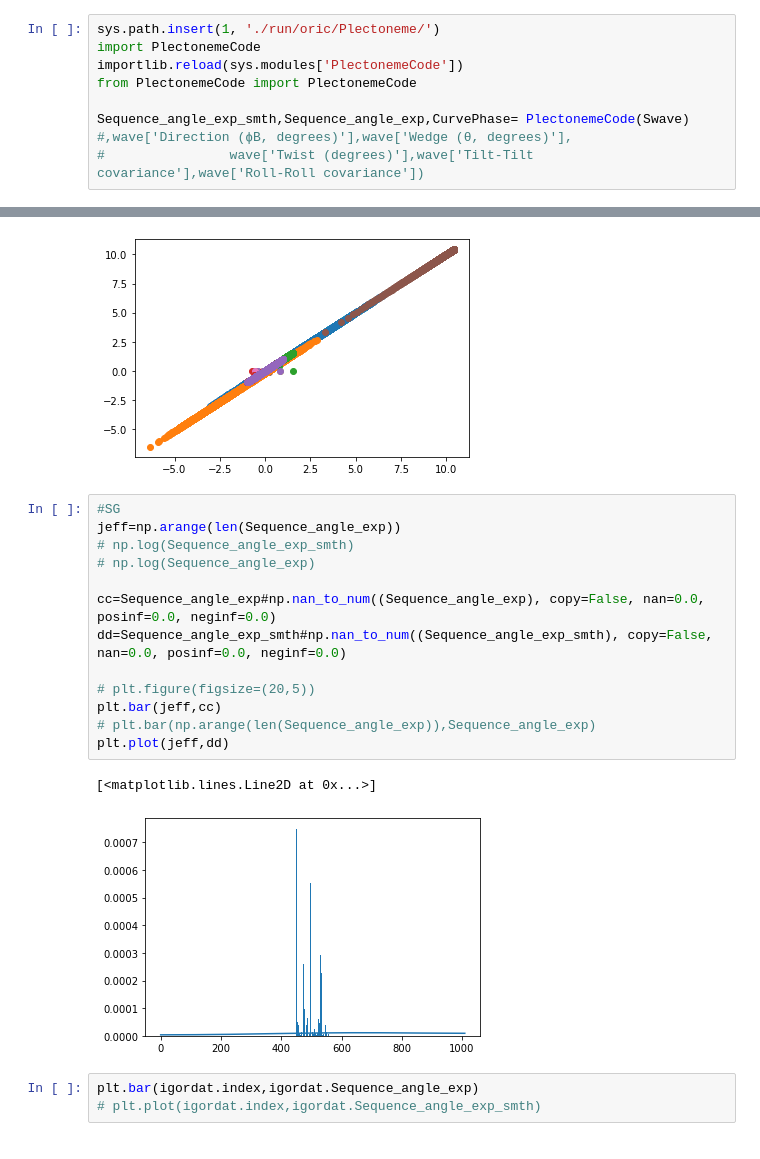
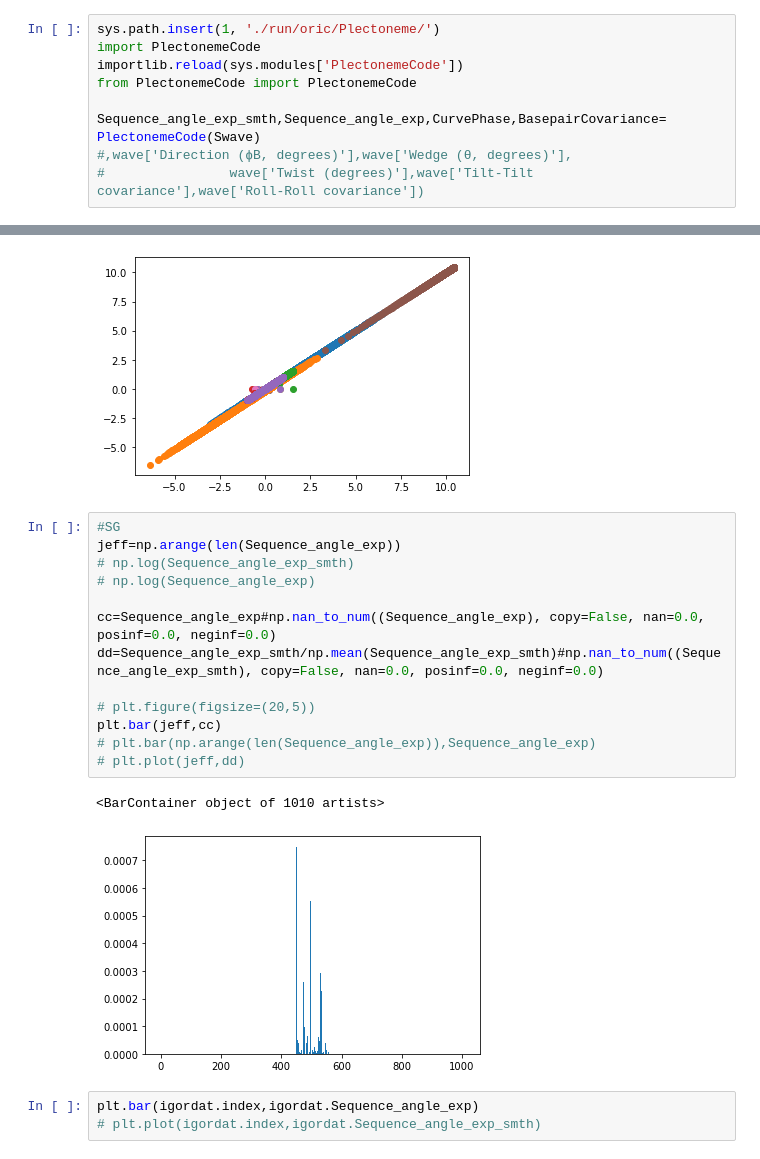
Before and after one commit to dcolinmorgan/HKU_MG, a Jupyter notebook: bactXpat.ipynb, the cells around one changed output, grey strips where cells are left out. Saved outputs shown, nothing was run; the diff lists cells and outputs as text.

```diff
--- a/bactXpat.ipynb
+++ b/bactXpat.ipynb
@@ -483,6 +483,6 @@ import PlectonemeCode
 importlib.reload(sys.modules['PlectonemeCode'])
 from PlectonemeCode import PlectonemeCode
 
-Sequence_angle_exp_smth,Sequence_angle_exp,CurvePhase= PlectonemeCode(Swave)
+Sequence_angle_exp_smth,Sequence_angle_exp,CurvePhase,BasepairCovariance= PlectonemeCode(Swave)
 #,wave['Direction (ϕB, degrees)'],wave['Wedge (θ, degrees)'],
 #                wave['Twist (degrees)'],wave['Tilt-Tilt covariance'],wave['Roll-Roll covariance'])
@@ -540,19 +549,19 @@ plt.scatter(np.log(Sequence_phase),np.log(igordat.Sequence_phase))
 # %%
 #SG
 jeff=np.arange(len(Sequence_angle_exp))
 # np.log(Sequence_angle_exp_smth)
 # np.log(Sequence_angle_exp)
 
 cc=Sequence_angle_exp#np.nan_to_num((Sequence_angle_exp), copy=False, nan=0.0, posinf=0.0, neginf=0.0)
-dd=Sequence_angle_exp_smth#np.nan_to_num((Sequence_angle_exp_smth), copy=False, nan=0.0, posinf=0.0, neginf=0.0)
+dd=Sequence_angle_exp_smth/np.mean(Sequence_angle_exp_smth)#np.nan_to_num((Sequence_angle_exp_smth), copy=False, nan=0.0, posinf=0.0, neginf=0.0)
 
 # plt.figure(figsize=(20,5))
 plt.bar(jeff,cc)
 # plt.bar(np.arange(len(Sequence_angle_exp)),Sequence_angle_exp)
-plt.plot(jeff,dd)
+# plt.plot(jeff,dd)
 # %% [output]
-[<matplotlib.lines.Line2D at 0x...>]
+<BarContainer object of 1010 artists>
-[figure, old version]
+[figure, new version]
 # %%
 plt.bar(igordat.index,igordat.Sequence_angle_exp)
 # plt.plot(igordat.index,igordat.Sequence_angle_exp_smth)
```
Also changed, not shown: parts of 15 cells of this notebook, 1 other file.
